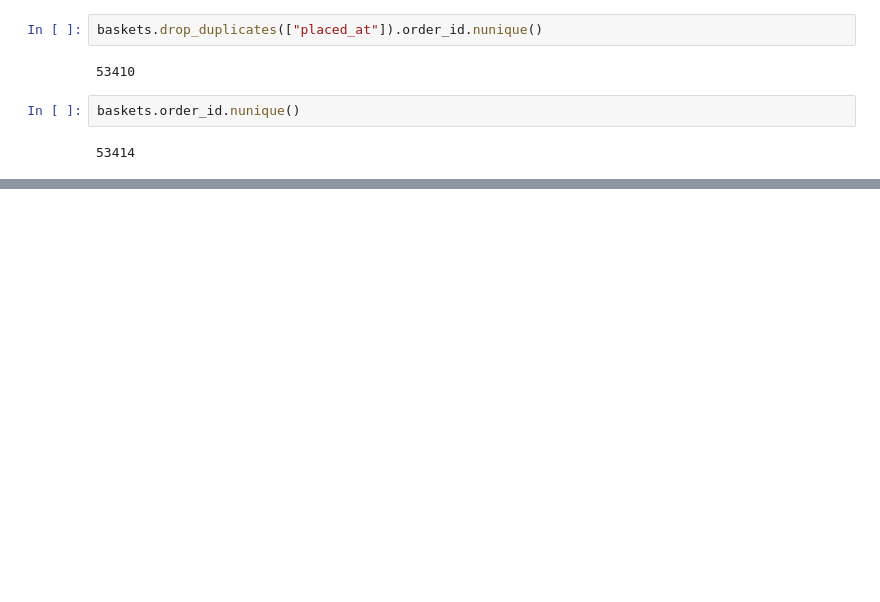
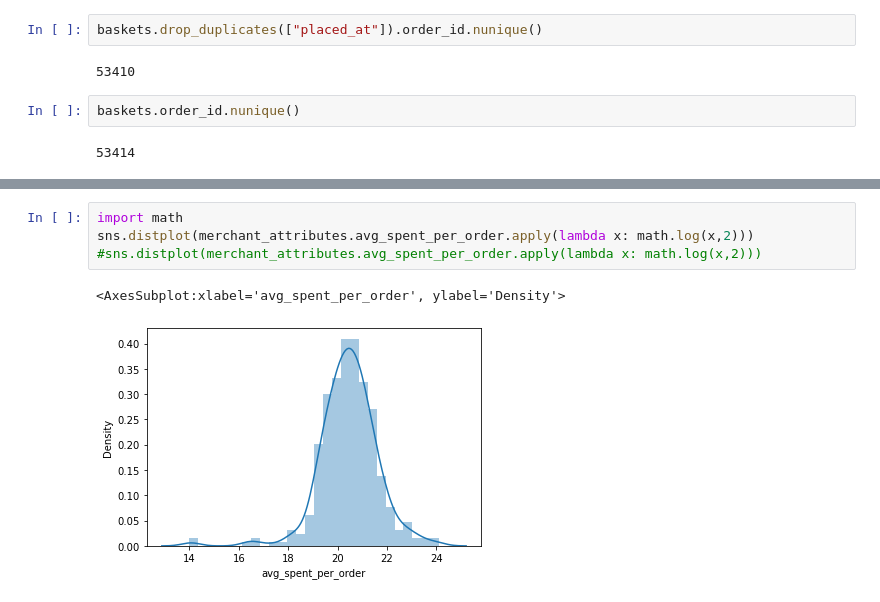
Before and after one commit to yingli/applieddatascience, a Jupyter notebook: sample_code/NB05_transaction_data.ipynb, the cells around one changed output, grey strips where cells are left out. Cells and saved outputs as stored; diff of their text form; blank space fills up the shorter version.

```diff
--- a/sample_code/NB05_transaction_data.ipynb
+++ b/sample_code/NB05_transaction_data.ipynb
@@ -260,0 +265,7 @@ baskets.order_id.nunique()
+# %%
+import math
+sns.distplot(merchant_attributes.avg_spent_per_order.apply(lambda x: math.log(x,2)))
+#sns.distplot(merchant_attributes.avg_spent_per_order.apply(lambda x: math.log(x,2)))
+# %% [output]
+<AxesSubplot:xlabel='avg_spent_per_order', ylabel='Density'>
+[figure, added]
```
Also changed, not shown: parts of 1 cell of this notebook, 8 other files.
